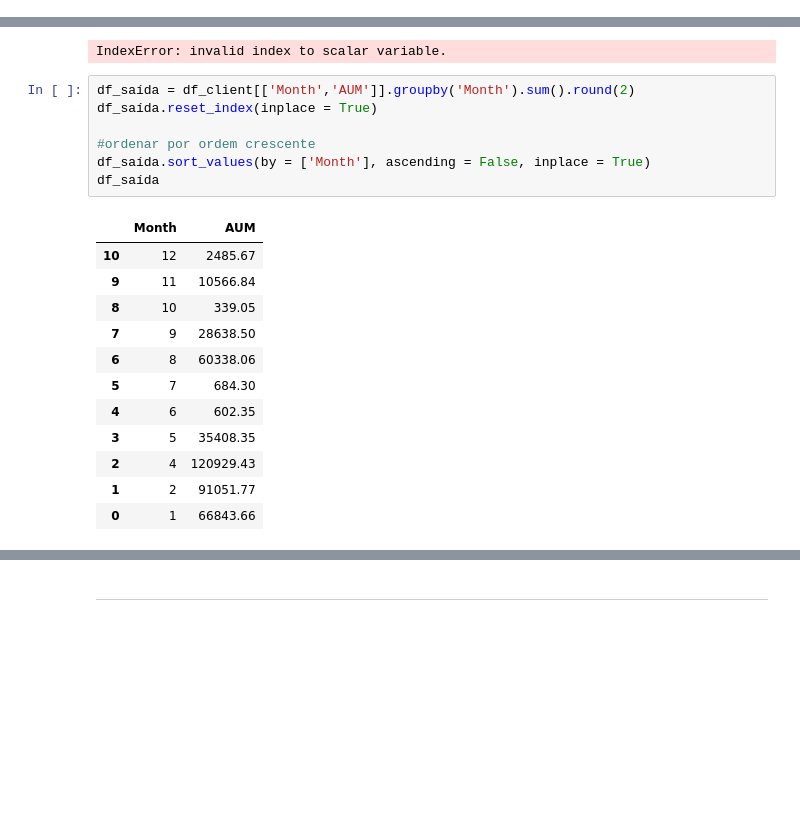
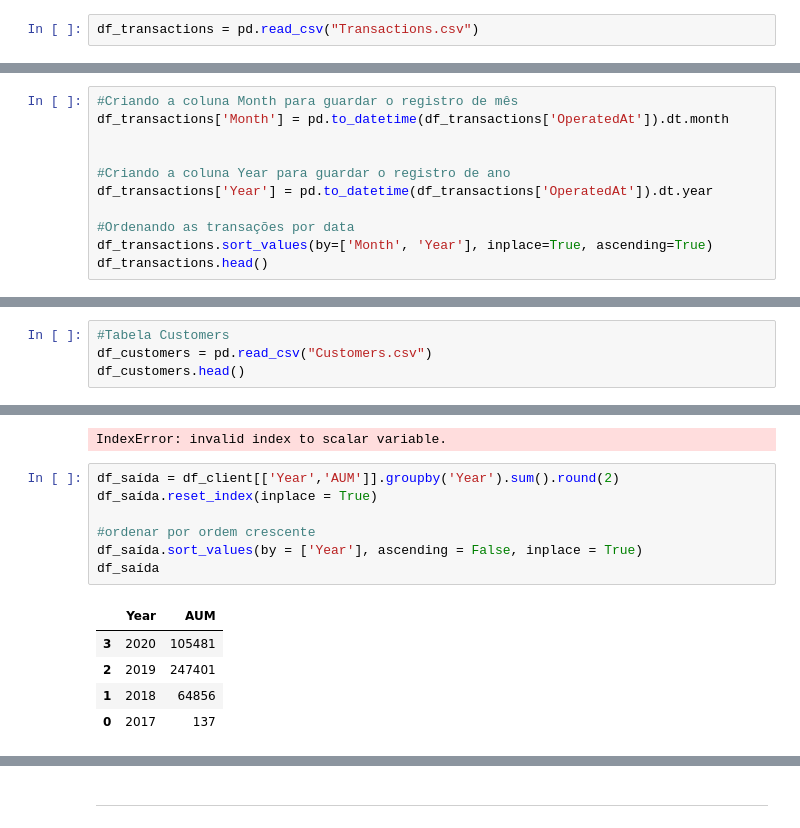
Before and after one commit to allanacardoso/warren, a Jupyter notebook: data/Análise_warren.ipynb, the cells around one changed output, grey strips where cells are left out. Drawn from its saved outputs; the diff is of its cells as text; blank space fills up the shorter version.

```diff
--- a/data/Análise_warren.ipynb
+++ b/data/Análise_warren.ipynb
@@ -161,3 +165,5 @@ df_transactions.head()
+# %%
+df_transactions = pd.read_csv("Transactions.csv")
 # %%
 df_transactions.info()
 # %% [output]
@@ -185,3 +203,14 @@ Amount               float64
 CustomerId             int64
 OperatedAt    datetime64[ns]
 dtype: object
+# %%
+#Criando a coluna Month para guardar o registro de mês
+df_transactions['Month'] = pd.to_datetime(df_transactions['OperatedAt']).dt.month
+
+
+#Criando a coluna Year para guardar o registro de ano
+df_transactions['Year'] = pd.to_datetime(df_transactions['OperatedAt']).dt.year
+
+#Ordenando as transações por data
+df_transactions.sort_values(by=['Month', 'Year'], inplace=True, ascending=True)
+df_transactions.head()
@@ -187,0 +307,4 @@ dtype: object
+# %%
+#Tabela Customers
+df_customers = pd.read_csv("Customers.csv")
+df_customers.head()
@@ -335,22 +498,15 @@ df_saída'''
 # %% [output]
 IndexError: invalid index to scalar variable.
 # %%
-df_saída = df_client[['Month','AUM']].groupby('Month').sum().round(2)
+df_saída = df_client[['Year','AUM']].groupby('Year').sum().round(2)
 df_saída.reset_index(inplace = True)
 
 #ordenar por ordem crescente
-df_saída.sort_values(by = ['Month'], ascending = False, inplace = True)
+df_saída.sort_values(by = ['Year'], ascending = False, inplace = True)
 df_saída
 # %% [output]
-|  | Month | AUM |
-| 10 | 12 | 2485.67 |
-| 9 | 11 | 10566.84 |
-| 8 | 10 | 339.05 |
-| 7 | 9 | 28638.50 |
-| 6 | 8 | 60338.06 |
-| 5 | 7 | 684.30 |
-| 4 | 6 | 602.35 |
-| 3 | 5 | 35408.35 |
-| 2 | 4 | 120929.43 |
-| 1 | 2 | 91051.77 |
-| 0 | 1 | 66843.66 |
+|  | Year | AUM |
+| 3 | 2020 | 105481 |
+| 2 | 2019 | 247401 |
+| 1 | 2018 | 64856 |
+| 0 | 2017 | 137 |
```
Also changed, not shown: parts of 60 cells of this notebook.
